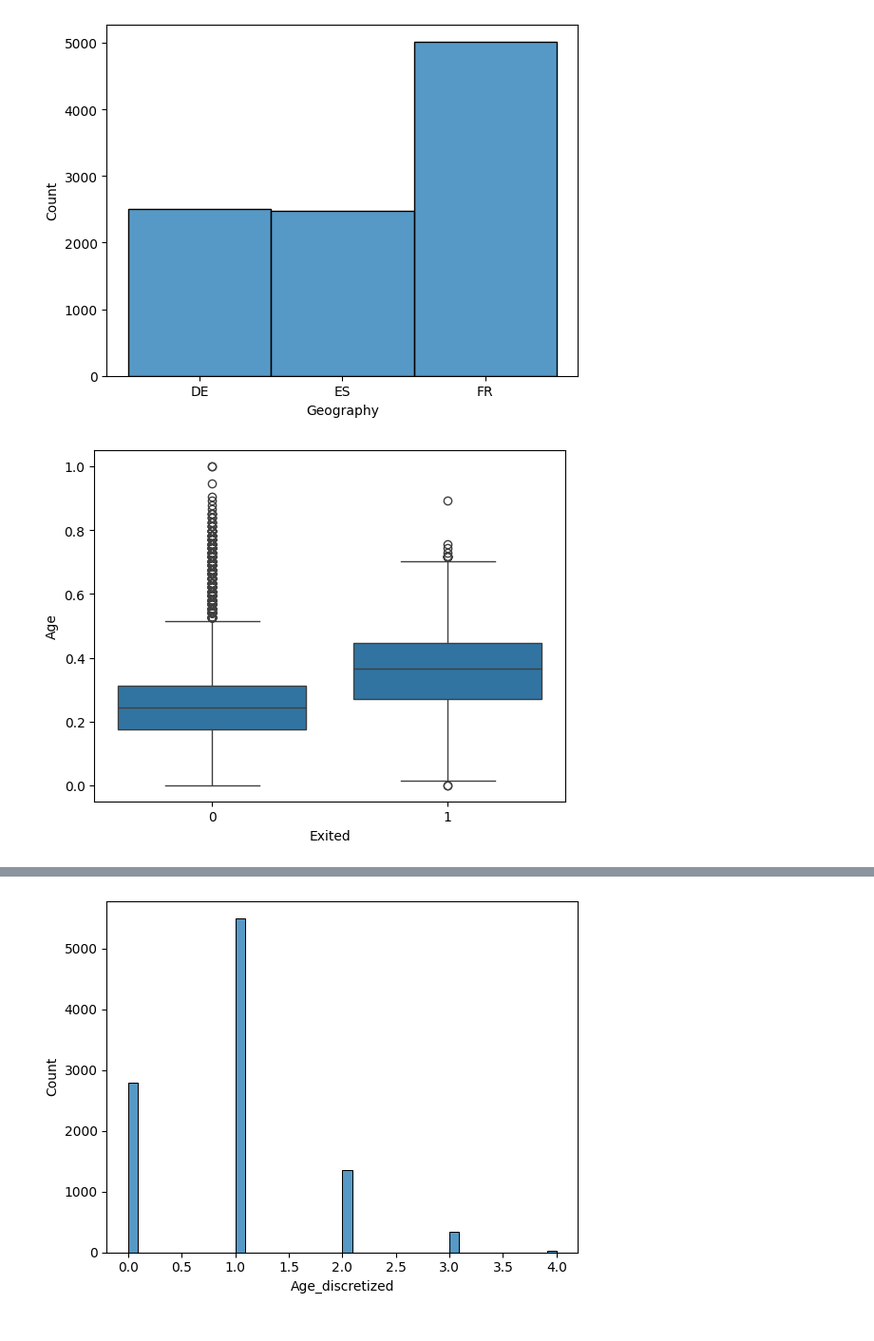
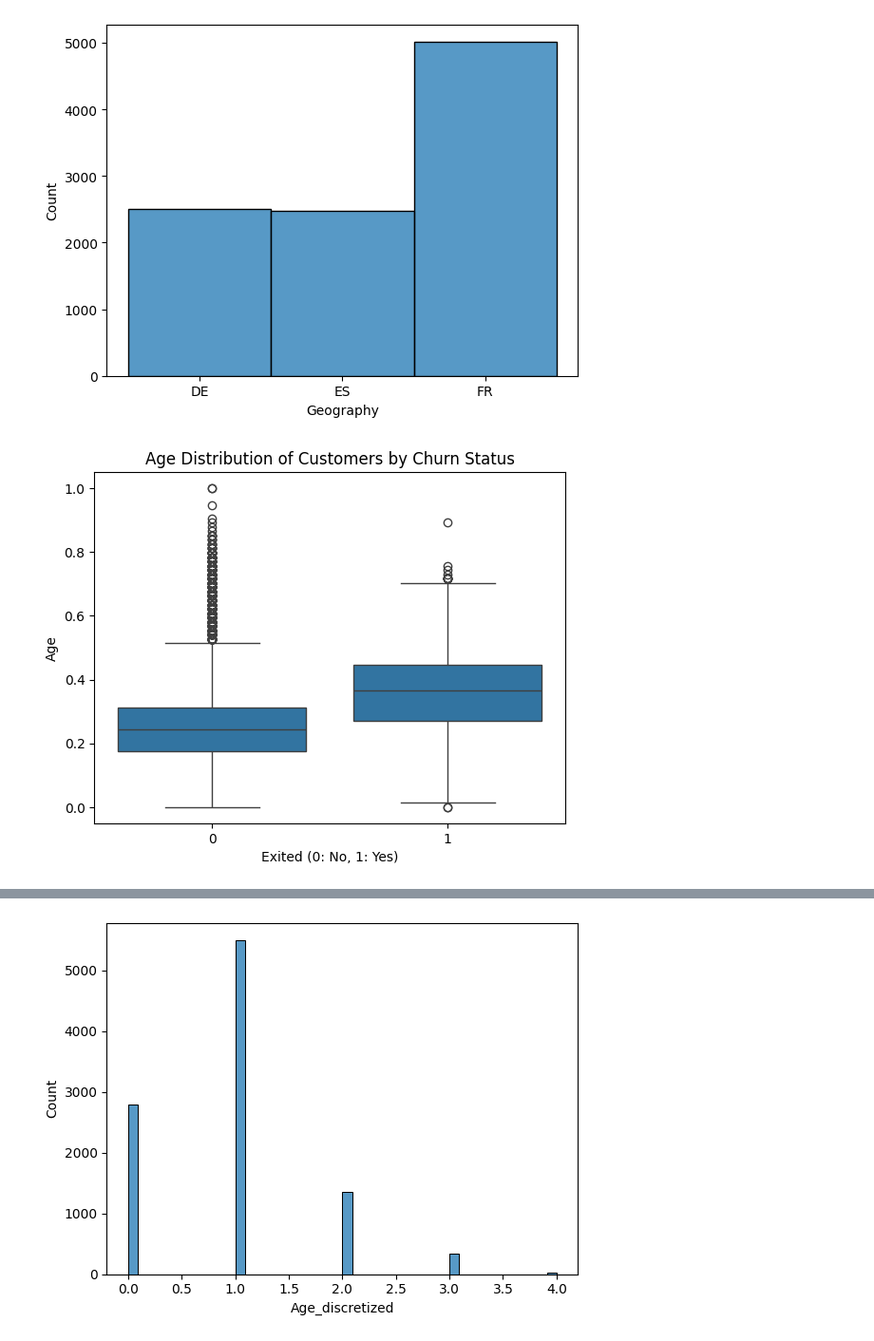
Before and after one commit to shrikant131/FeatureEngineering, a Jupyter notebook: feature_engineering_e2e.ipynb, the cells around one changed output, grey strips where cells are left out. Shown at 95% size. Saved outputs shown, nothing was run; the diff lists cells and outputs as text; code cells hidden in the pictures.

```diff
--- a/feature_engineering_e2e.ipynb
+++ b/feature_engineering_e2e.ipynb
@@ -243,6 +243,9 @@ df['EngagementScore'] = df['IsActiveMember'] + df['NumOfProducts']
 # 3. Balance to Salary Ratio:
 # Creating a ratio of balance to estimated salary.
 df['BalanceToSalaryRatio'] = df['Balance'] / df['EstimatedSalary']
+
+df['HighBalanceRisk'] = (df['Balance'] > df['Balance'].quantile(0.75)).astype(int)
+df['LowActivityRisk'] = (df['NumOfProducts'] < df['NumOfProducts'].quantile(0.25)).astype(int)
 # %% [markdown]
 Convert the columns to appropriate data types
 # %%
@@ -368,6 +371,9 @@ plt.show()
 [figure]
 # %%
 sns.boxplot(x='Exited', y='Age', data=df)
+plt.title('Age Distribution of Customers by Churn Status')
+plt.xlabel('Exited (0: No, 1: Yes)')
+plt.ylabel('Age')
 plt.show()
 # %% [output]
-[figure, old version]
+[figure, new version]
```
Also changed, not shown: parts of 7 cells of this notebook.
